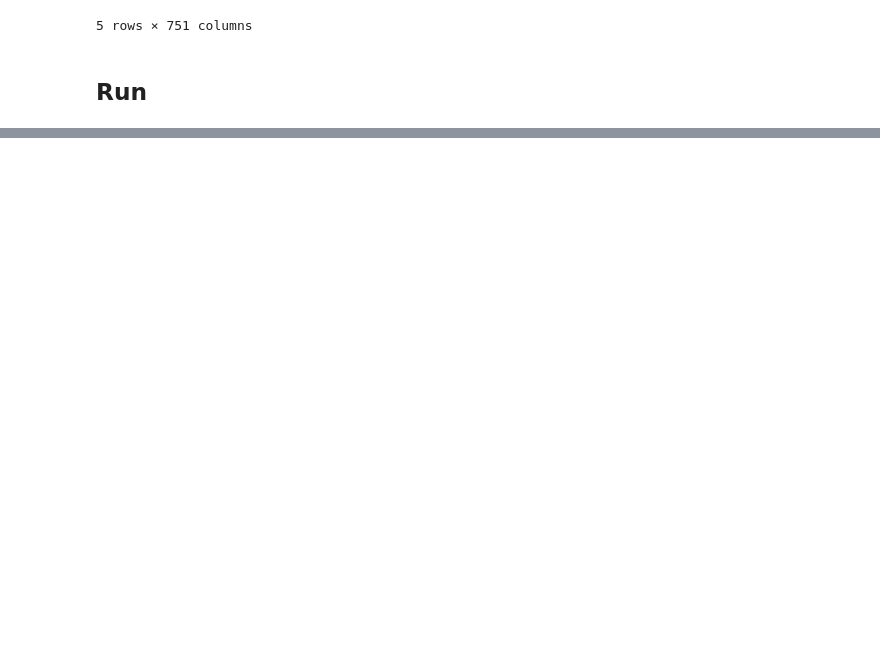
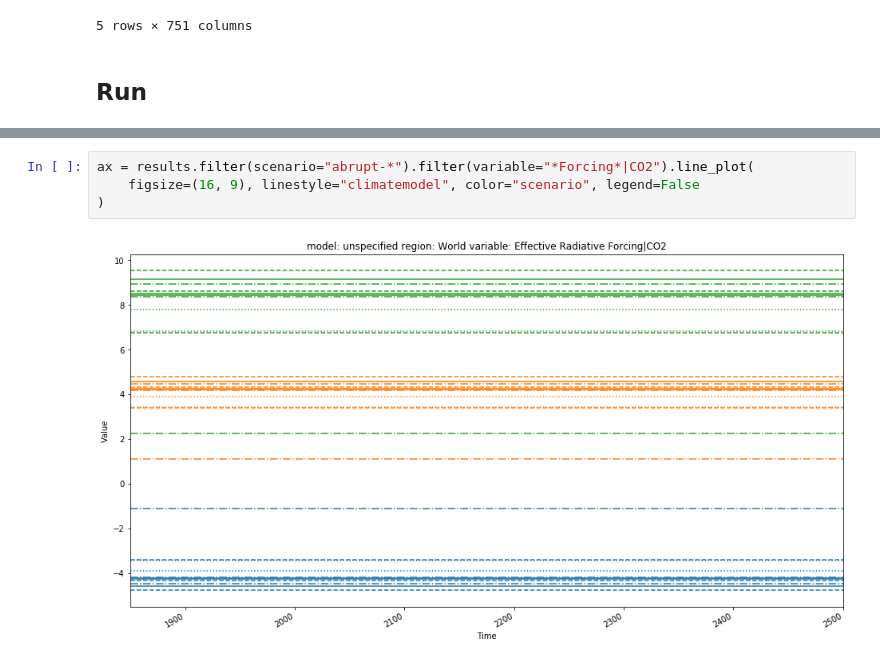
Before and after one commit to openscm/openscm, a Jupyter notebook: notebooks/ar5ir_rcmip.ipynb, the cells around one changed output, grey strips where cells are left out. Saved outputs shown, nothing was run; the diff lists cells and outputs as text; blank space fills up the shorter version.

```diff
--- a/notebooks/ar5ir_rcmip.ipynb
+++ b/notebooks/ar5ir_rcmip.ipynb
@@ -311,0 +374,6 @@ Filtered ScmDataFrame is empty!
+# %%
+ax = results.filter(scenario="abrupt-*").filter(variable="*Forcing*|CO2").line_plot(
+    figsize=(16, 9), linestyle="climatemodel", color="scenario", legend=False
+)
+# %% [output]
+[figure, added]
```
Also changed, not shown: parts of 8 cells of this notebook, 1 other file.
